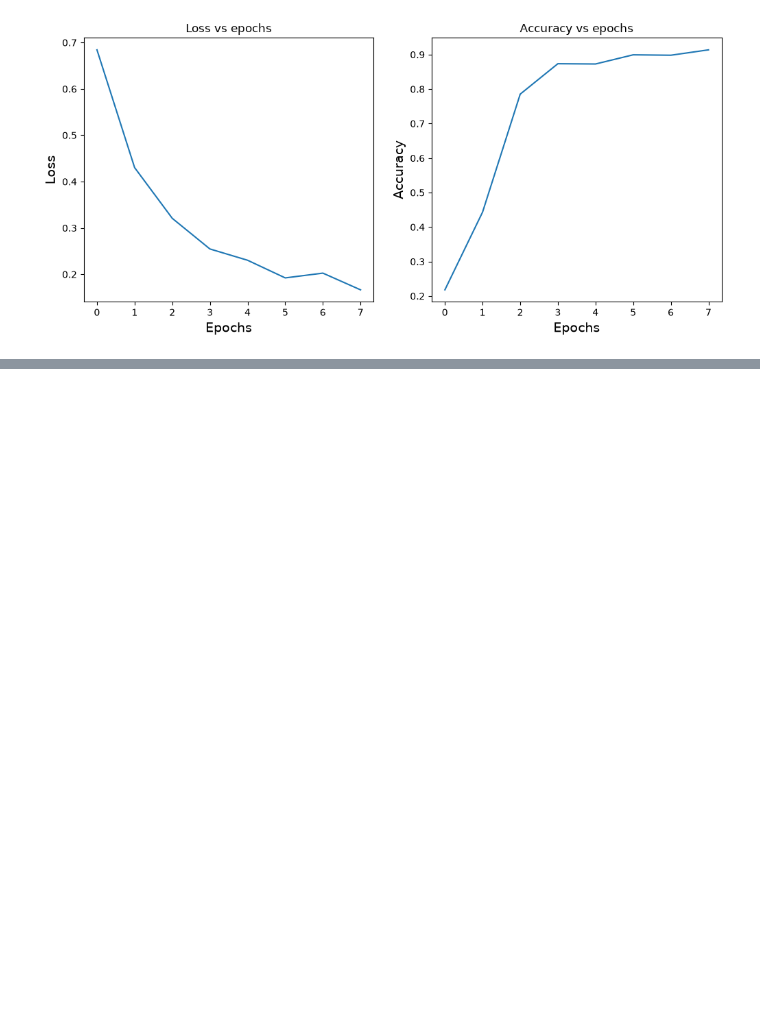
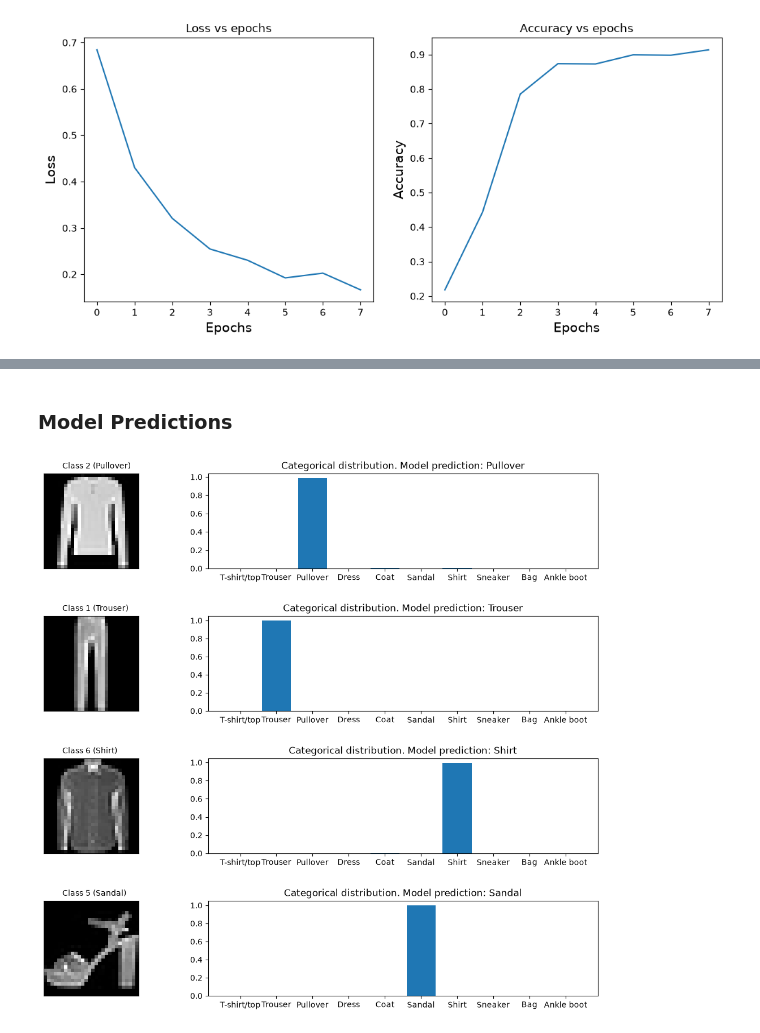
Before and after one commit to ramirezgrosas/tf2-Classifier-fashion-mnist-custom-training-loop, a Jupyter notebook: tf2-Classifier-fashion-mnist-custom-training-loop.ipynb, the cells around one changed output, grey strips where cells are left out. Cells and saved outputs as stored; diff of their text form; code cells hidden in the pictures; blank space fills up the shorter version.

Commit message:
Evaluating the performance on the test dataset, model predictions

```diff
--- a/tf2-Classifier-fashion-mnist-custom-training-loop.ipynb
+++ b/tf2-Classifier-fashion-mnist-custom-training-loop.ipynb
@@ -257,0 +274,28 @@ plt.show()
+# %% [markdown]
+### Model Predictions
+# %%
+num_test_images = test_images.shape[0]
+
+random_inx = np.random.choice(test_images.shape[0], 4)
+random_test_images = test_images[random_inx, ...]
+random_test_labels = test_labels[random_inx, ...]
+
+predictions = resnet_model(random_test_images)
+
+fig, axes = plt.subplots(4, 2, figsize=(16, 12))
+fig.subplots_adjust(hspace=0.5, wspace=-0.2)
+
+for i, (prediction, image, label) in enumerate(zip(predictions, random_test_images, random_test_labels)):
+    axes[i, 0].imshow(np.squeeze(image), cmap='gray')
+    axes[i, 0].get_xaxis().set_visible(False)
+    axes[i, 0].get_yaxis().set_visible(False)
+    axes[i, 0].text(5., -2., f'Class {label} ({image_labels[label]})')
+    axes[i, 1].bar(np.arange(len(prediction)), prediction)
+    axes[i, 1].set_xticks(np.arange(len(prediction)))
+    axes[i, 1].set_xticklabels(image_labels, rotation=0)
+    pred_inx = np.argmax(prediction)
+    axes[i, 1].set_title(f"Categorical distribution. Model prediction: {image_labels[pred_inx]}")
+
+plt.show()
+# %% [output]
+[figure, added]
```
Also changed, not shown: parts of 2 cells of this notebook.
